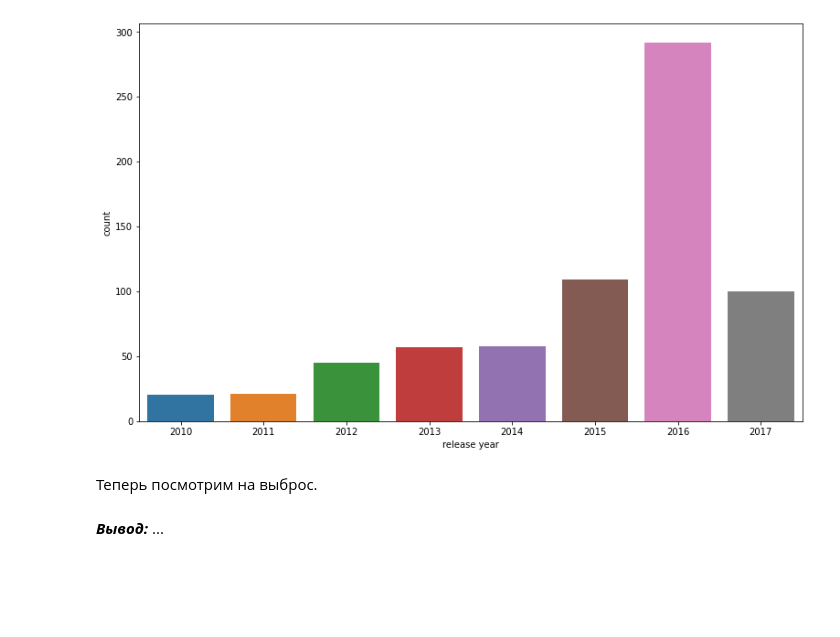
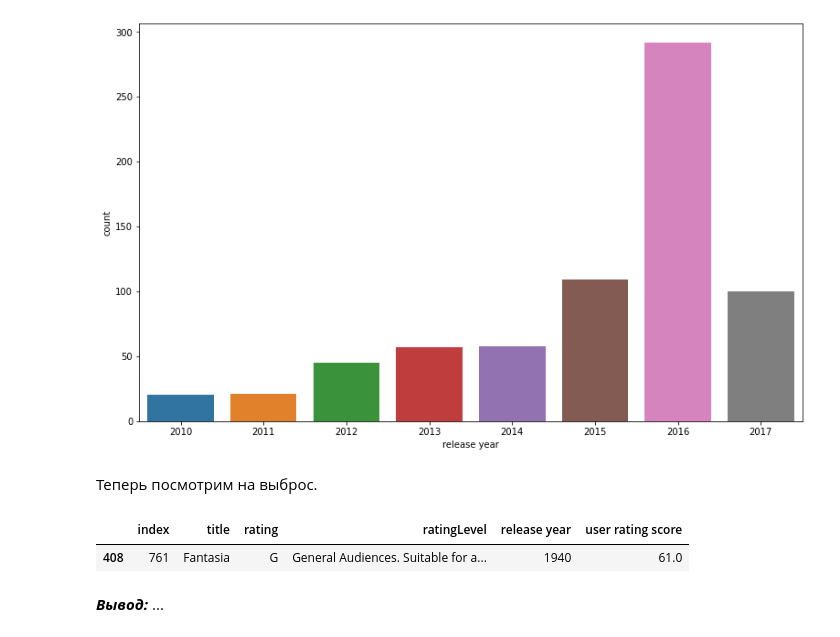
Before and after one commit to VorobyvEgor/Seminar_Sber, a Jupyter notebook: Projects/Егор_Воробьев_[Template]_Групповой_проект__Первичный_анализ_данных_.ipynb, the cells around one changed output. Cells and saved outputs as stored; diff of their text form; code cells hidden in the pictures; blank space fills up the shorter version.

```diff
--- a/Projects/Егор_Воробьев_[Template]_Групповой_проект__Первичный_анализ_данных_.ipynb
+++ b/Projects/Егор_Воробьев_[Template]_Групповой_проект__Первичный_анализ_данных_.ipynb
@@ -159,6 +177,11 @@ sns.countplot(x='release year', data=data[data['release year'] >= 2010])
 [figure]
 # %% [markdown]
 Теперь посмотрим на выброс.
+# %%
+data[data['release year']==1940]
+# %% [output]
+|  | index | title | rating | ratingLevel | release year | user rating score |
+| 408 | 761 | Fantasia | G | General Audiences. Suitable for a... | 1940 | 61.0 |
 # %% [markdown]
 ***Вывод:*** ...
 # %% [markdown]
```
Also changed, not shown: parts of 17 cells of this notebook.
